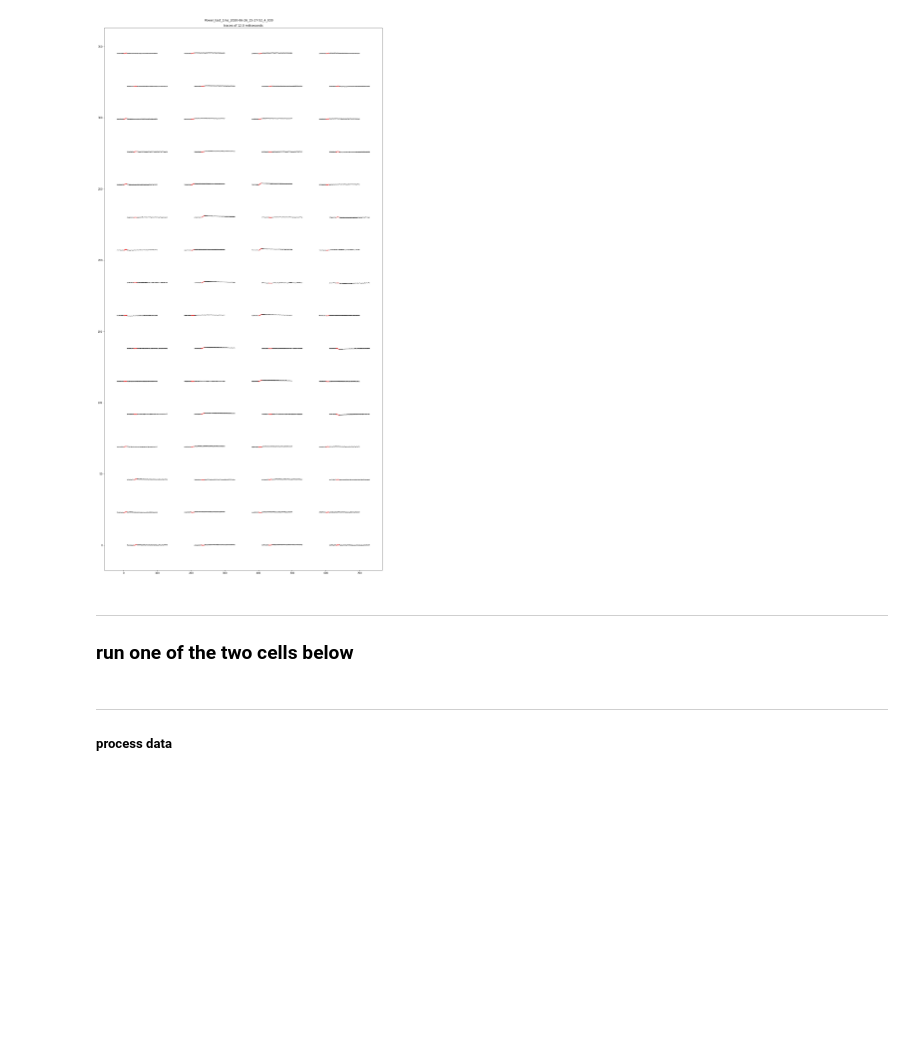
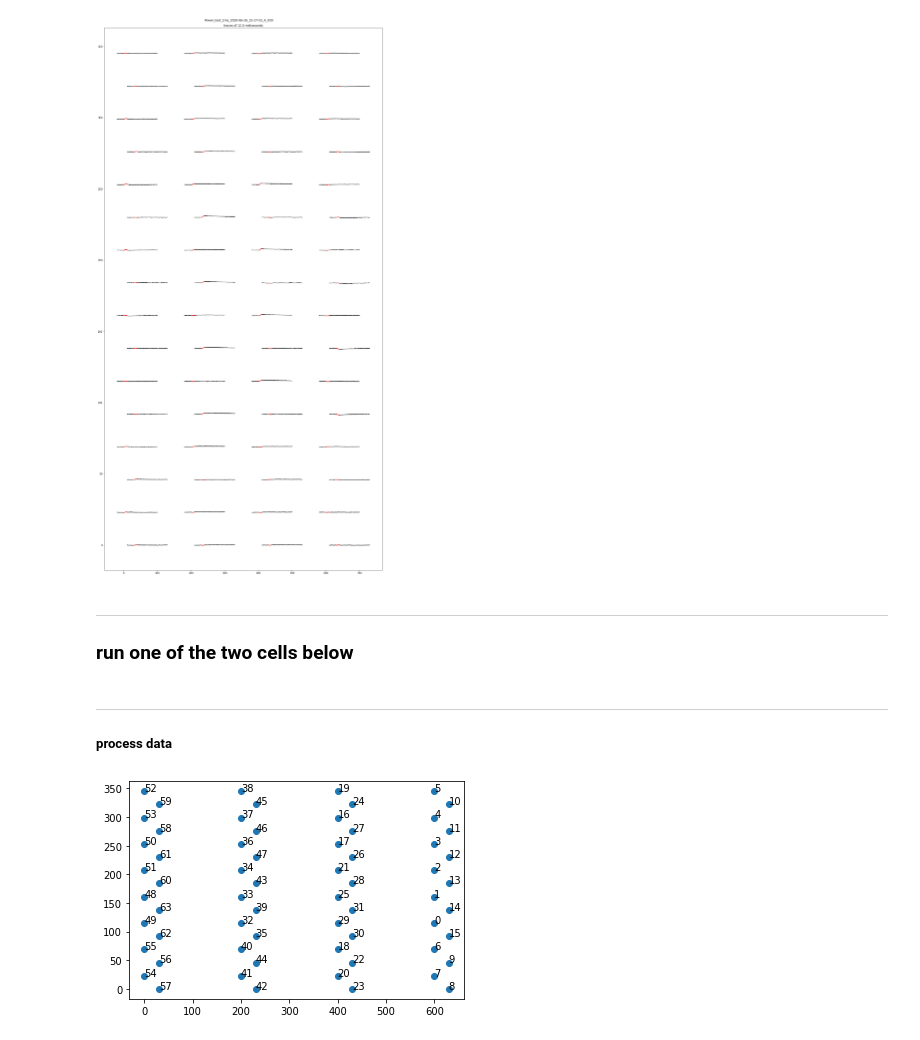
Before and after one commit to HernandoMV/OpenEphys_Analysis, a Jupyter notebook: Invitro_OE.ipynb, the cells around one changed output. Drawn from its saved outputs; the diff is of its cells as text; code cells hidden in the pictures; blank space fills up the shorter version.

```diff
--- a/Invitro_OE.ipynb
+++ b/Invitro_OE.ipynb
@@ -575,3 +562,9 @@ plt.plot(xcoords, ycoords, 'o')
+# %%
+plt.plot(xcoords, ycoords, 'o')
+for i in range(64):
+    plt.text(xcoords[i], ycoords[i], str(i))
+# %% [output]
+[figure, added]
 # %%
 # This is like looking at the probe from the front
 
```
Also changed, not shown: parts of 12 cells of this notebook.
